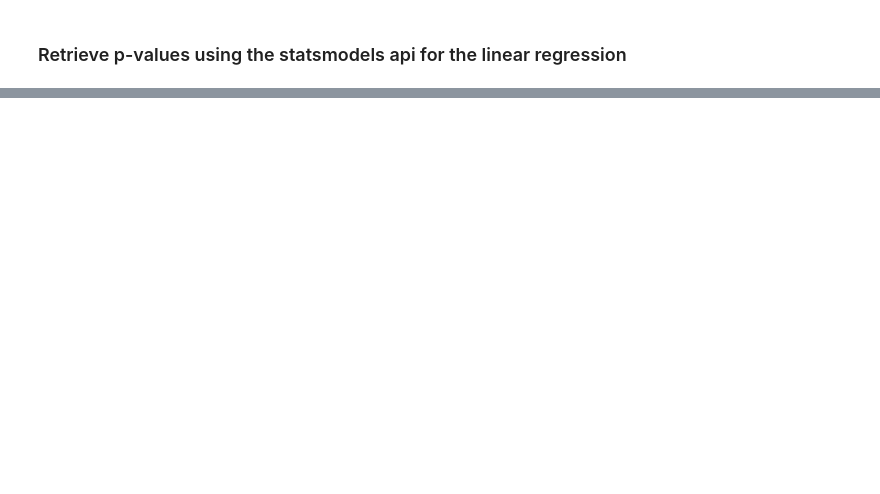
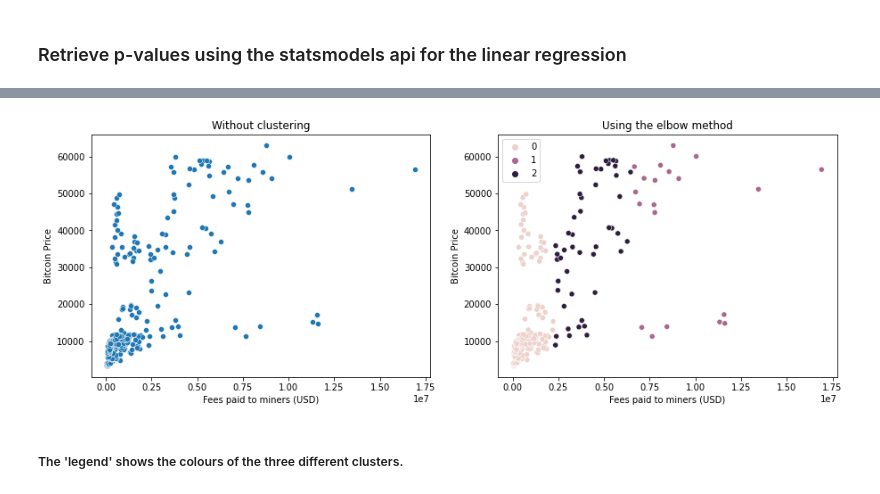
Before and after one commit to ShemarT099/CryptocurrencyAnalysis, a Jupyter notebook: beyondmachine-1.ipynb, the cells around one changed output, grey strips where cells are left out. Drawn from its saved outputs; the diff is of its cells as text; code cells hidden in the pictures; blank space fills up the shorter version.

```diff
--- a/beyondmachine-1.ipynb
+++ b/beyondmachine-1.ipynb
@@ -295,0 +321,15 @@ for x in range(0,2):
+# %%
+wcss_3 = []
+
+for i in range(1, 4):
+    clustering = KMeans(n_clusters=i, init='k-means++', random_state=42)
+    clustering.fit(df)
+    wcss_3.append(clustering.inertia_)
+# %%
+fig, axes = plt.subplots(nrows=1, ncols=2, figsize=(15,5))
+sns.scatterplot(ax=axes[0], data=df, x='Fees paid to miners (USD)', y='Bitcoin Price').set_title('Without clustering')
+sns.scatterplot(ax=axes[1], data=df, x='Fees paid to miners (USD)', y='Bitcoin Price', hue=clustering.labels_).set_title('Using the elbow method');
+# %% [output]
+[figure, added]
+# %% [markdown]
+##### The 'legend' shows the colours of the three different clusters.
```
Also changed, not shown: parts of 10 cells of this notebook.
